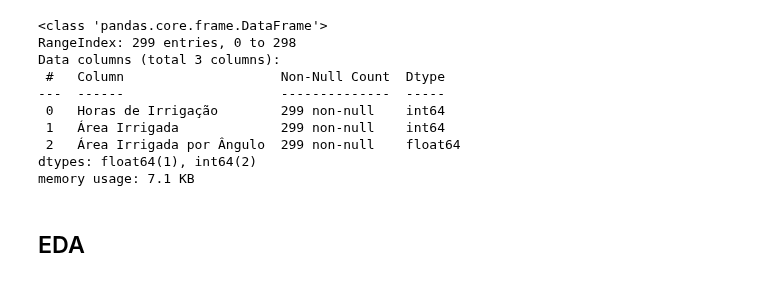
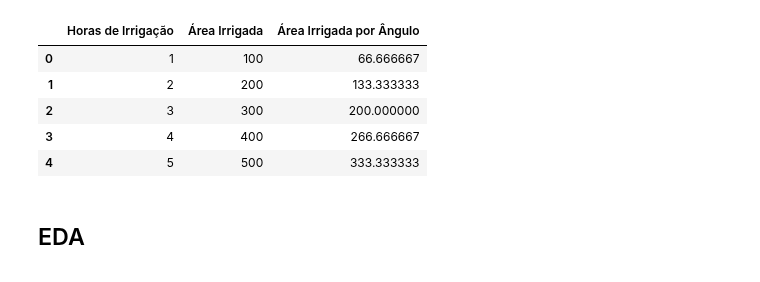
Before and after one commit to ArthurLima05/RegressaoIrrigacao, a Jupyter notebook: modelo_ml.ipynb, the cells around one changed output. Drawn from its saved outputs; the diff is of its cells as text; code cells hidden in the pictures.

```diff
--- a/modelo_ml.ipynb
+++ b/modelo_ml.ipynb
@@ -1,21 +1,17 @@
 # %%
 import pandas as pd
 import matplotlib.pyplot as plt
 
 df_irrigacao = pd.read_csv('dados_de_irrigacao.csv')
 
-df_irrigacao.info()
+df_irrigacao.head()
 # %% [output]
-<class 'pandas.core.frame.DataFrame'>
-RangeIndex: 299 entries, 0 to 298
-Data columns (total 3 columns):
- #   Column                    Non-Null Count  Dtype
----  ------                    --------------  -----
- 0   Horas de Irrigação        299 non-null    int64
- 1   Área Irrigada             299 non-null    int64
- 2   Área Irrigada por Ângulo  299 non-null    float64
-dtypes: float64(1), int64(2)
-memory usage: 7.1 KB
+|  | Horas de Irrigação | Área Irrigada | Área Irrigada por Ângulo |
+| 0 | 1 | 100 | 66.666667 |
+| 1 | 2 | 200 | 133.333333 |
+| 2 | 3 | 300 | 200.000000 |
+| 3 | 4 | 400 | 266.666667 |
+| 4 | 5 | 500 | 333.333333 |
 # %% [markdown]
 ## EDA
 # %%
```
Also changed, not shown: parts of 5 cells of this notebook.
